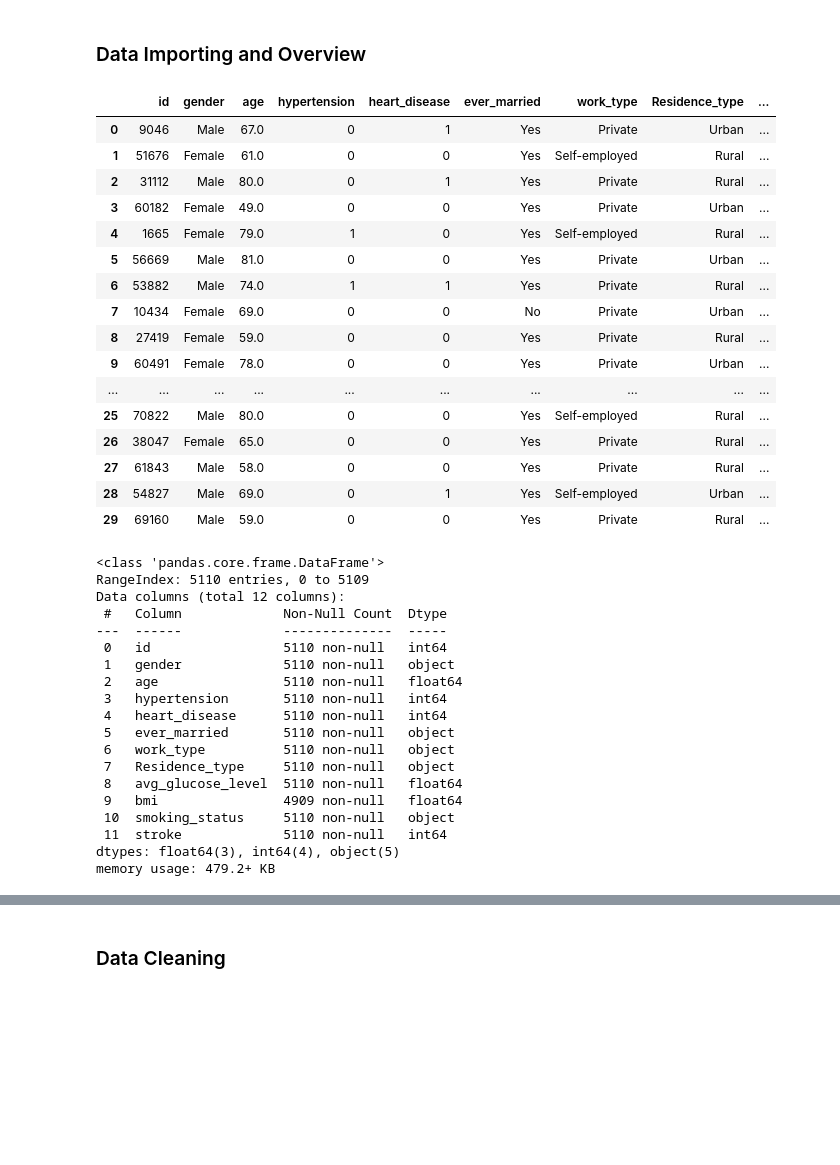
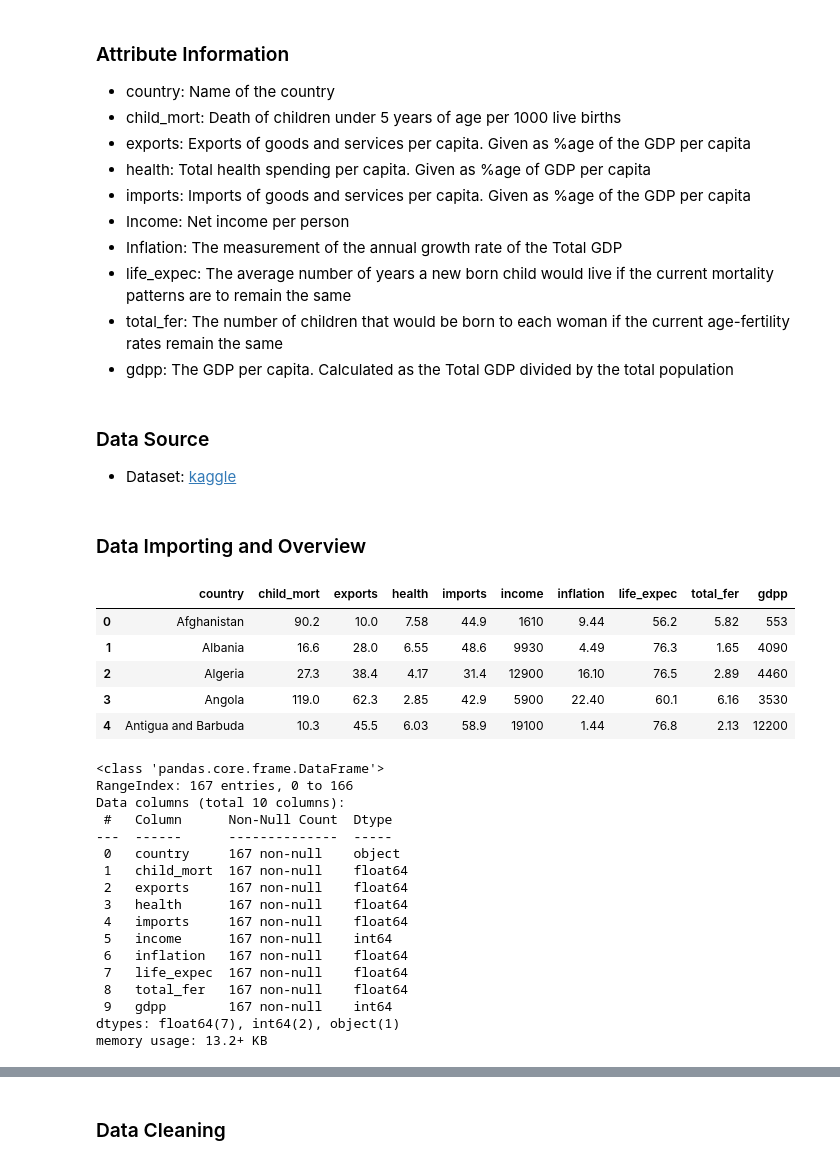
Before and after one commit to Thientvu/Country-Segmentation, a Jupyter notebook: Country_Segmentation.ipynb, the cells around one changed output, grey strips where cells are left out. Drawn from its saved outputs; the diff is of its cells as text; code cells hidden in the pictures; blank space fills up the shorter version.

```diff
--- a/Country_Segmentation.ipynb
+++ b/Country_Segmentation.ipynb
@@ -26,3 +15,19 @@
+# %% [markdown]
+### Attribute Information
+
+- country: Name of the country
+- child_mort: Death of children under 5 years of age per 1000 live births
+- exports: Exports of goods and services per capita. Given as %age of the GDP per capita
+- health: Total health spending per capita. Given as %age of GDP per capita
+- imports: Imports of goods and services per capita. Given as %age of the GDP per capita
+- Income: Net income per person
+- Inflation: The measurement of the annual growth rate of the Total GDP
+- life_expec: The average number of years a new born child would live if the current mortality patterns are to remain the same
+- total_fer: The number of children that would be born to each woman if the current age-fertility rates remain the same
+- gdpp: The GDP per capita. Calculated as the Total GDP divided by the total population
+# %% [markdown]
+### Data Source
+- Dataset: [kaggle](https://www.kaggle.com/datasets/rohan0301/unsupervised-learning-on-country-data/data)
 # %% [markdown]
 ### Data Importing and Overview
 # %%
@@ -31,45 +36,34 @@ import numpy as np
 import seaborn as sns
 import matplotlib.pyplot as plt
 pd.set_option('display.max_columns', None)
+# %%
+df = pd.read_csv('Data/archive/Country-data.csv')
 # %%
-df.head(30)
+df.head(5)
 # %% [output]
-|  | id | gender | age | hypertension | heart_disease | ever_married | work_type | Residence_type | ... |
-| 0 | 9046 | Male | 67.0 | 0 | 1 | Yes | Private | Urban | ... |
-| 1 | 51676 | Female | 61.0 | 0 | 0 | Yes | Self-employed | Rural | ... |
-| 2 | 31112 | Male | 80.0 | 0 | 1 | Yes | Private | Rural | ... |
-| 3 | 60182 | Female | 49.0 | 0 | 0 | Yes | Private | Urban | ... |
-| 4 | 1665 | Female | 79.0 | 1 | 0 | Yes | Self-employed | Rural | ... |
-| 5 | 56669 | Male | 81.0 | 0 | 0 | Yes | Private | Urban | ... |
-| 6 | 53882 | Male | 74.0 | 1 | 1 | Yes | Private | Rural | ... |
-| 7 | 10434 | Female | 69.0 | 0 | 0 | No | Private | Urban | ... |
-| 8 | 27419 | Female | 59.0 | 0 | 0 | Yes | Private | Rural | ... |
-| 9 | 60491 | Female | 78.0 | 0 | 0 | Yes | Private | Urban | ... |
-| ... | ... | ... | ... | ... | ... | ... | ... | ... | ... |
-| 25 | 70822 | Male | 80.0 | 0 | 0 | Yes | Self-employed | Rural | ... |
-| 26 | 38047 | Female | 65.0 | 0 | 0 | Yes | Private | Rural | ... |
-| 27 | 61843 | Male | 58.0 | 0 | 0 | Yes | Private | Rural | ... |
-| 28 | 54827 | Male | 69.0 | 0 | 1 | Yes | Self-employed | Urban | ... |
-| 29 | 69160 | Male | 59.0 | 0 | 0 | Yes | Private | Rural | ... |
+|  | country | child_mort | exports | health | imports | income | inflation | life_expec | total_fer | gdpp |
+| 0 | Afghanistan | 90.2 | 10.0 | 7.58 | 44.9 | 1610 | 9.44 | 56.2 | 5.82 | 553 |
+| 1 | Albania | 16.6 | 28.0 | 6.55 | 48.6 | 9930 | 4.49 | 76.3 | 1.65 | 4090 |
+| 2 | Algeria | 27.3 | 38.4 | 4.17 | 31.4 | 12900 | 16.10 | 76.5 | 2.89 | 4460 |
+| 3 | Angola | 119.0 | 62.3 | 2.85 | 42.9 | 5900 | 22.40 | 60.1 | 6.16 | 3530 |
+| 4 | Antigua and Barbuda | 10.3 | 45.5 | 6.03 | 58.9 | 19100 | 1.44 | 76.8 | 2.13 | 12200 |
 # %%
 df.info()
 # %% [output]
 <class 'pandas.core.frame.DataFrame'>
-RangeIndex: 5110 entries, 0 to 5109
-Data columns (total 12 columns):
- #   Column             Non-Null Count  Dtype
----  ------             --------------  -----
- 0   id                 5110 non-null   int64
- 1   gender             5110 non-null   object
- 2   age                5110 non-null   float64
- 3   hypertension       5110 non-null   int64
- 4   heart_disease      5110 non-null   int64
- 5   ever_married       5110 non-null   object
- 6   work_type          5110 non-null   object
- 7   Residence_type     5110 non-null   object
- 8   avg_glucose_level  5110 non-null   float64
- 9   bmi                4909 non-null   float64
- 10  smoking_status     5110 non-null   object
- 11  stroke             5110 non-null   int64
-dtypes: float64(3), int64(4), object(5)
-memory usage: 479.2+ KB
+RangeIndex: 167 entries, 0 to 166
+Data columns (total 10 columns):
+ #   Column      Non-Null Count  Dtype
+---  ------      --------------  -----
+ 0   country     167 non-null    object
+ 1   child_mort  167 non-null    float64
+ 2   exports     167 non-null    float64
+ 3   health      167 non-null    float64
+ 4   imports     167 non-null    float64
+ 5   income      167 non-null    int64
+ 6   inflation   167 non-null    float64
+ 7   life_expec  167 non-null    float64
+ 8   total_fer   167 non-null    float64
+ 9   gdpp        167 non-null    int64
+dtypes: float64(7), int64(2), object(1)
+memory usage: 13.2+ KB
```
Also changed, not shown: parts of 177 cells of this notebook, 3 other files.
